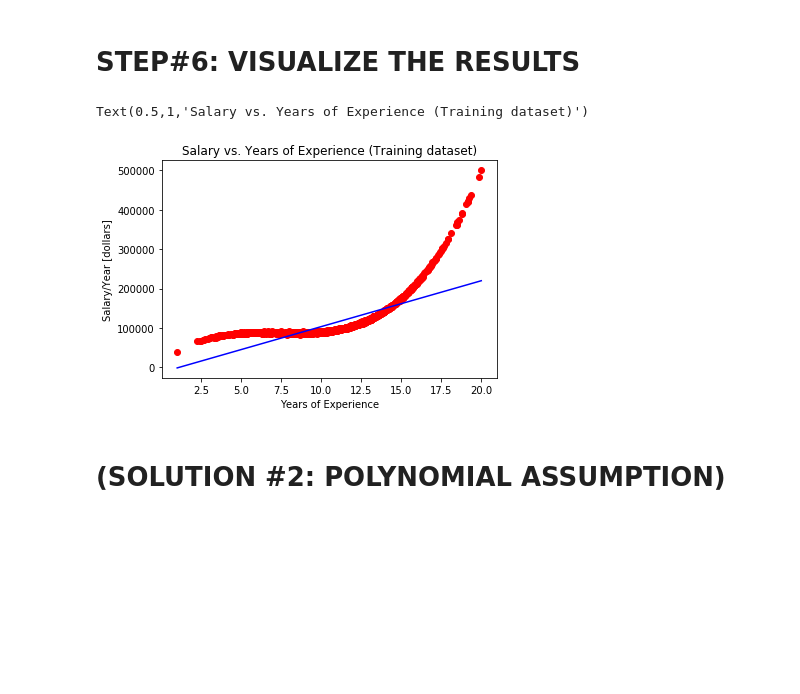
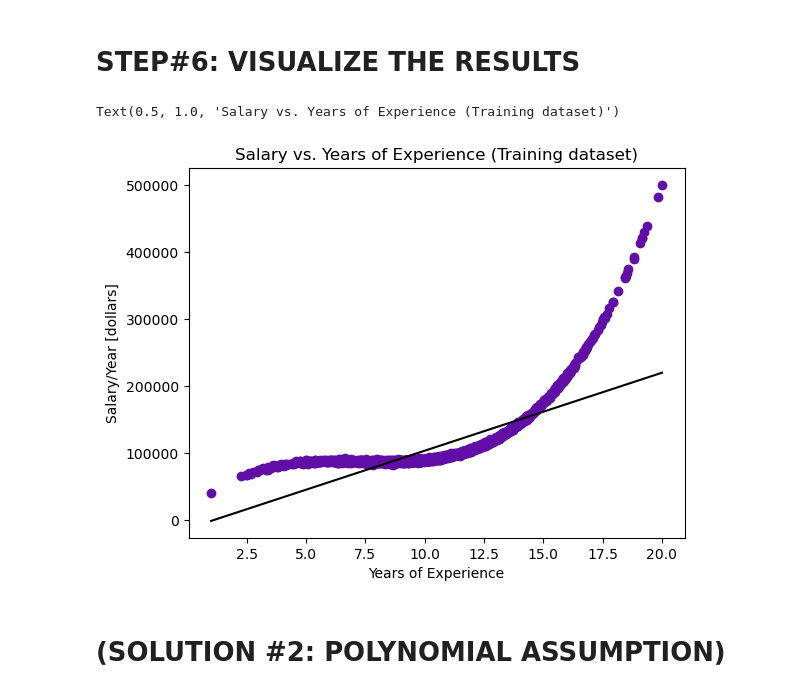
Before and after one commit to kwakyebrilliant/Polynomial-Regression, a Jupyter notebook: Polynomial Regression-Predict Salary based on Experience.ipynb, the cells around one changed output. Drawn from its saved outputs; the diff is of its cells as text; code cells hidden in the pictures; blank space fills up the shorter version.

Commit message:
visualizing the results

```diff
--- a/Polynomial Regression-Predict Salary based on Experience.ipynb
+++ b/Polynomial Regression-Predict Salary based on Experience.ipynb
@@ -125,14 +125,14 @@ Linear Model Coefficient (b):  -13063.099315186977
 # %% [markdown]
 # STEP#6: VISUALIZE THE RESULTS
 # %%
-plt.scatter(X_train, y_train, color = 'red')
-plt.plot(X_train, regressor.predict(X_train), color = 'blue')
+plt.scatter(X_train, y_train, color = '#610EA7')
+plt.plot(X_train, regressor.predict(X_train), color = 'black')
 plt.ylabel('Salary/Year [dollars]')
 plt.xlabel('Years of Experience')
 plt.title('Salary vs. Years of Experience (Training dataset)')
 # %% [output]
-Text(0.5,1,'Salary vs. Years of Experience (Training dataset)')
+Text(0.5, 1.0, 'Salary vs. Years of Experience (Training dataset)')
-[figure, old version]
+[figure, new version]
 # %% [markdown]
 # (SOLUTION #2: POLYNOMIAL ASSUMPTION)
 # %% [markdown]
```
